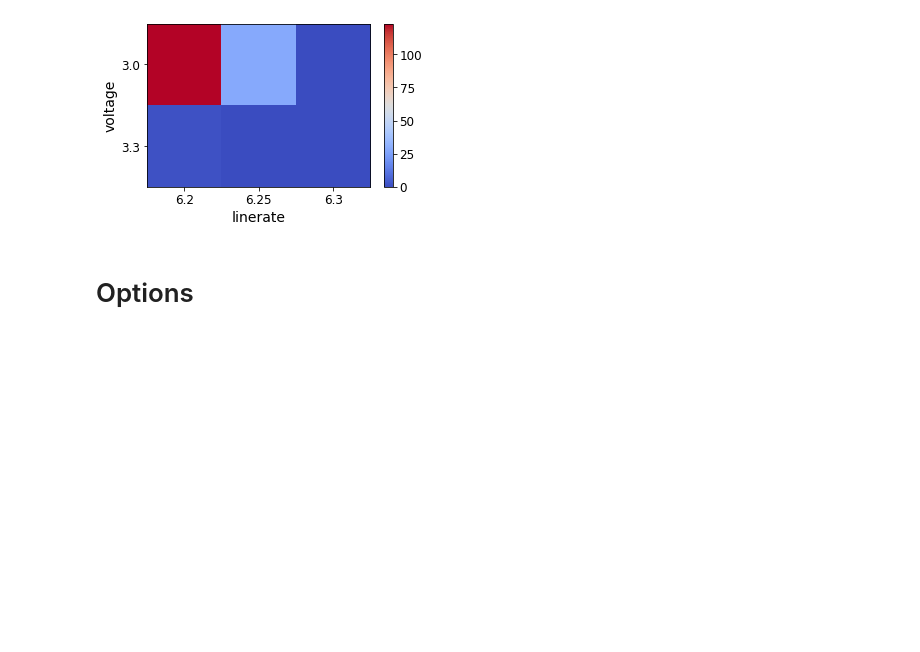
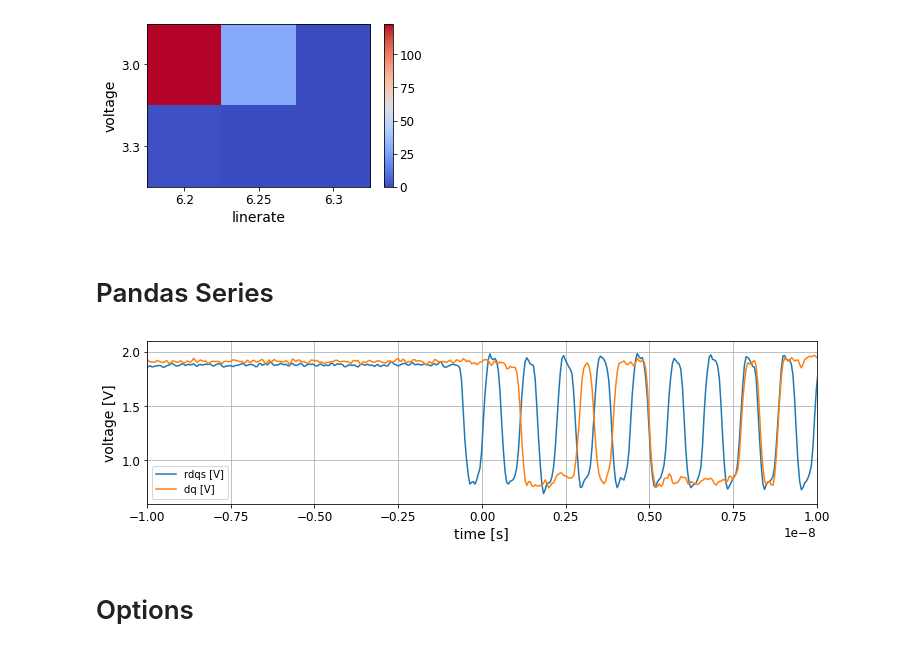
Before and after one commit to munich-ml/MLPy2021, a Jupyter notebook: 14_Pandas.ipynb, the cells around one changed output. Drawn from its saved outputs; the diff is of its cells as text; code cells hidden in the pictures; blank space fills up the shorter version.

Commit message:
Series wavetraces started

```diff
--- a/14_Pandas.ipynb
+++ b/14_Pandas.ipynb
@@ -255,3 +255,18 @@ def plot_pivot_heatmap(df, columns, index, values):
 plot_pivot_heatmap(tests, index="voltage", columns="linerate", values="errors")
 # %% [output]
 [figure]
+# %% [markdown]
+# Pandas Series
+# %%
+def download_wavetraces():
+    import requests, io
+    signals = []
+    for name in ["rdqs", "dq"]:
+        url = f"https://raw.githubusercontent.com/munich-ml/MLPy2021/main/datasets/wavetrace_{name}.dat"
+        sio = io.StringIO(requests.get(url).content.decode('utf-8'))
+        name += " [V]"
+        df = pd.read_csv(sio, sep= " ", index_col=0, names=["time [s]", name])
+        signals.append(df[name])  # index one colume from the DataFrame makes a Series
+    return signals
+# %%
+signals = download_wavetraces()
@@ -258,3 +275,14 @@ plot_pivot_heatmap(tests, index="voltage", columns="linerate", values="errors")
+# %%
+sig = next(iter(signals))
+# %%
+plt.figure(figsize=(12, 3))
+for sig in signals:
+    plt.plot(sig.index, sig, label=sig.name)
+plt.xlabel(sig.index.name), plt.ylabel("voltage [V]")
+plt.xlim((-1e-8, 1e-8))
+plt.legend(), plt.grid();
+# %% [output]
+[figure, added]
 # %% [markdown]
 # Options
 # %% [markdown]
```
Also changed, not shown: parts of 2 cells of this notebook.
